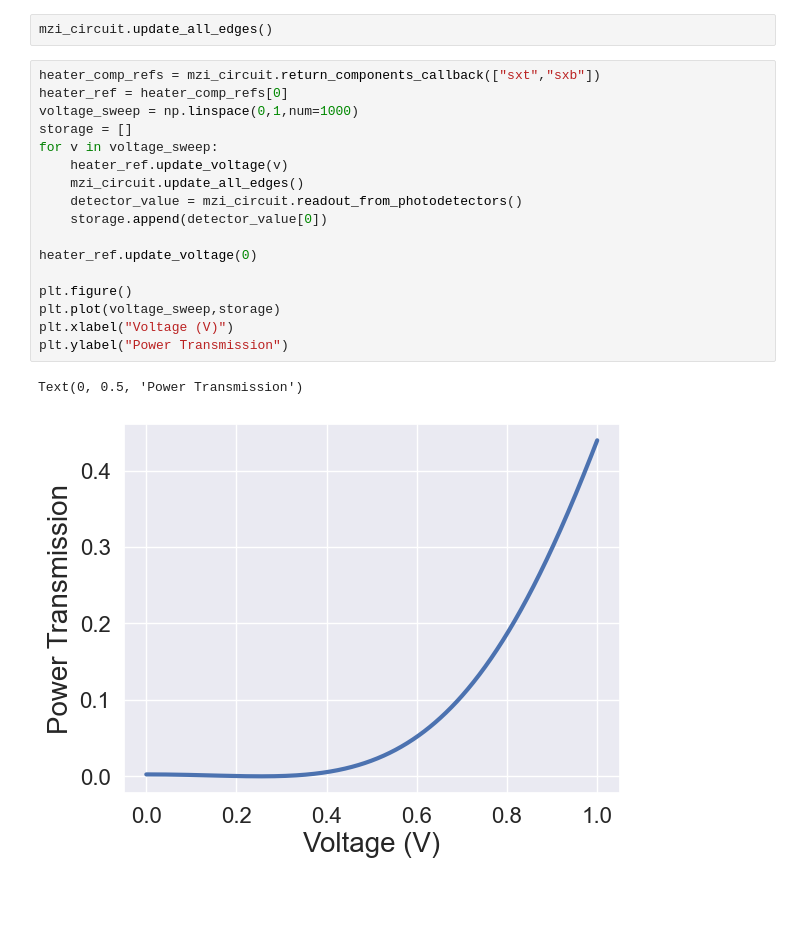
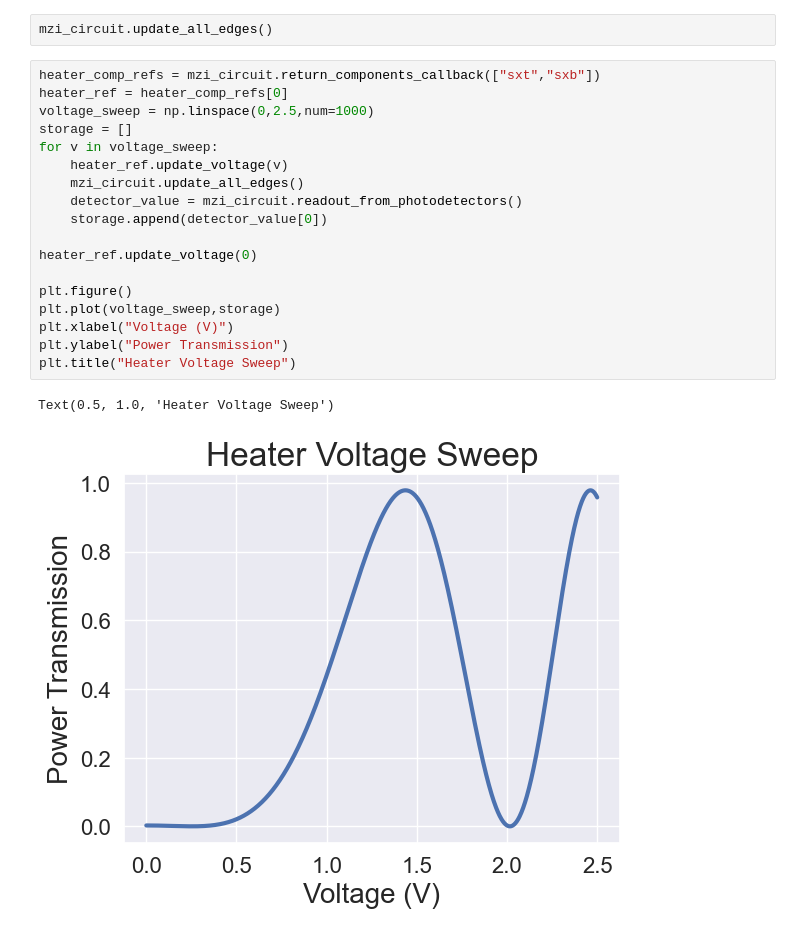
Before and after one commit to alexsludds/photonflux, a Jupyter notebook: examples/imbalanced_MZI_test.ipynb, the cells around one changed output. Drawn from its saved outputs; the diff is of its cells as text; blank space fills up the shorter version.

```diff
--- a/examples/imbalanced_MZI_test.ipynb
+++ b/examples/imbalanced_MZI_test.ipynb
@@ -45,23 +48,24 @@ mzi_circuit.update_all_edges()
 # %%
 heater_comp_refs = mzi_circuit.return_components_callback(["sxt","sxb"])
 heater_ref = heater_comp_refs[0]
-voltage_sweep = np.linspace(0,1,num=1000)
+voltage_sweep = np.linspace(0,2.5,num=1000)
 storage = []
 for v in voltage_sweep:
     heater_ref.update_voltage(v)
     mzi_circuit.update_all_edges()
     detector_value = mzi_circuit.readout_from_photodetectors()
     storage.append(detector_value[0])
 
 heater_ref.update_voltage(0)
 
 plt.figure()
 plt.plot(voltage_sweep,storage)
 plt.xlabel("Voltage (V)")
 plt.ylabel("Power Transmission")
+plt.title("Heater Voltage Sweep")
 # %% [output]
-Text(0, 0.5, 'Power Transmission')
+Text(0.5, 1.0, 'Heater Voltage Sweep')
-[figure, old version]
+[figure, new version]
 # %%
 # Wavelength sweep
 wavelength_sweep = np.linspace(1.54e-6,1.56e-6,num=10000)
```
Also changed, not shown: parts of 4 cells of this notebook, 2 other files.
